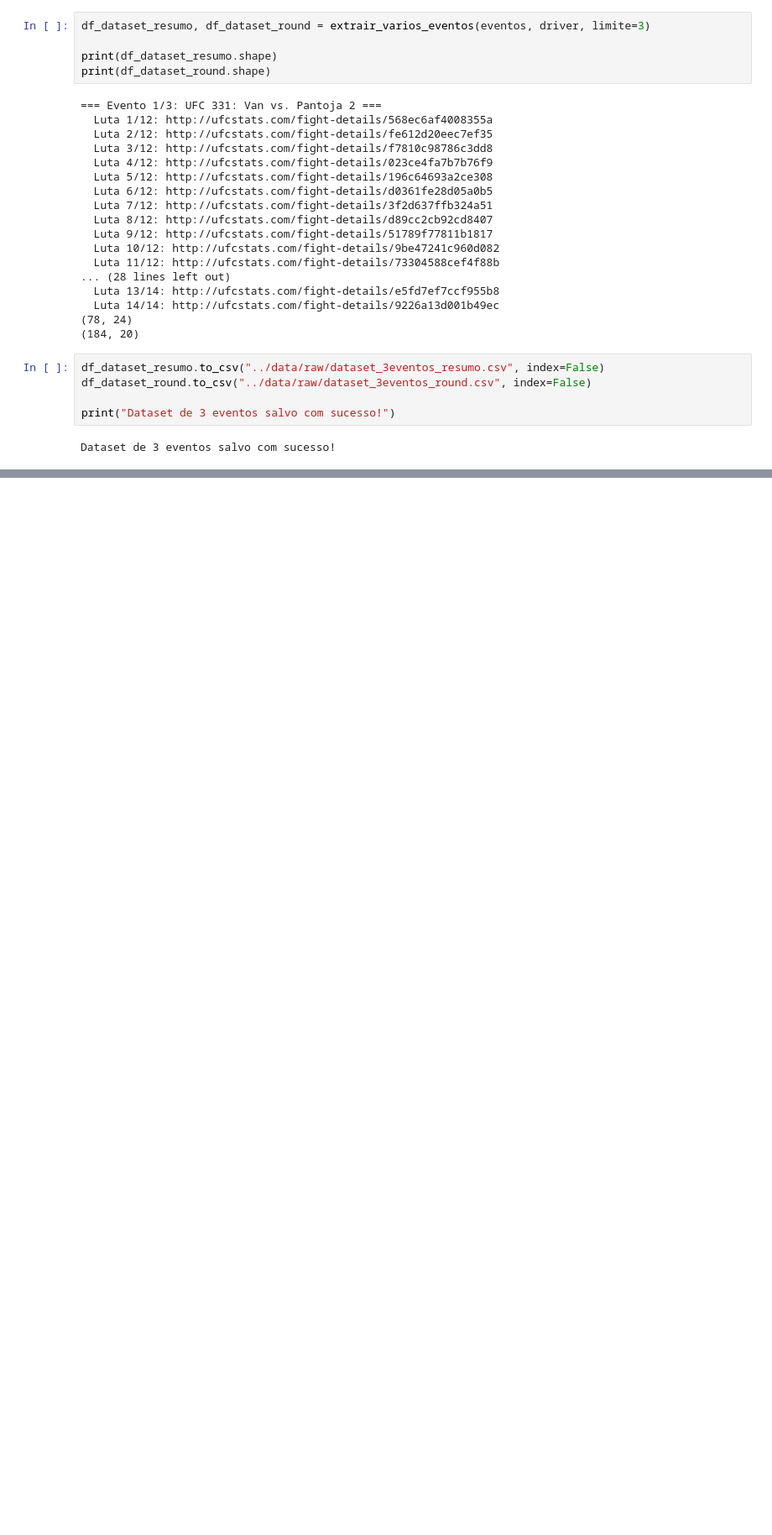
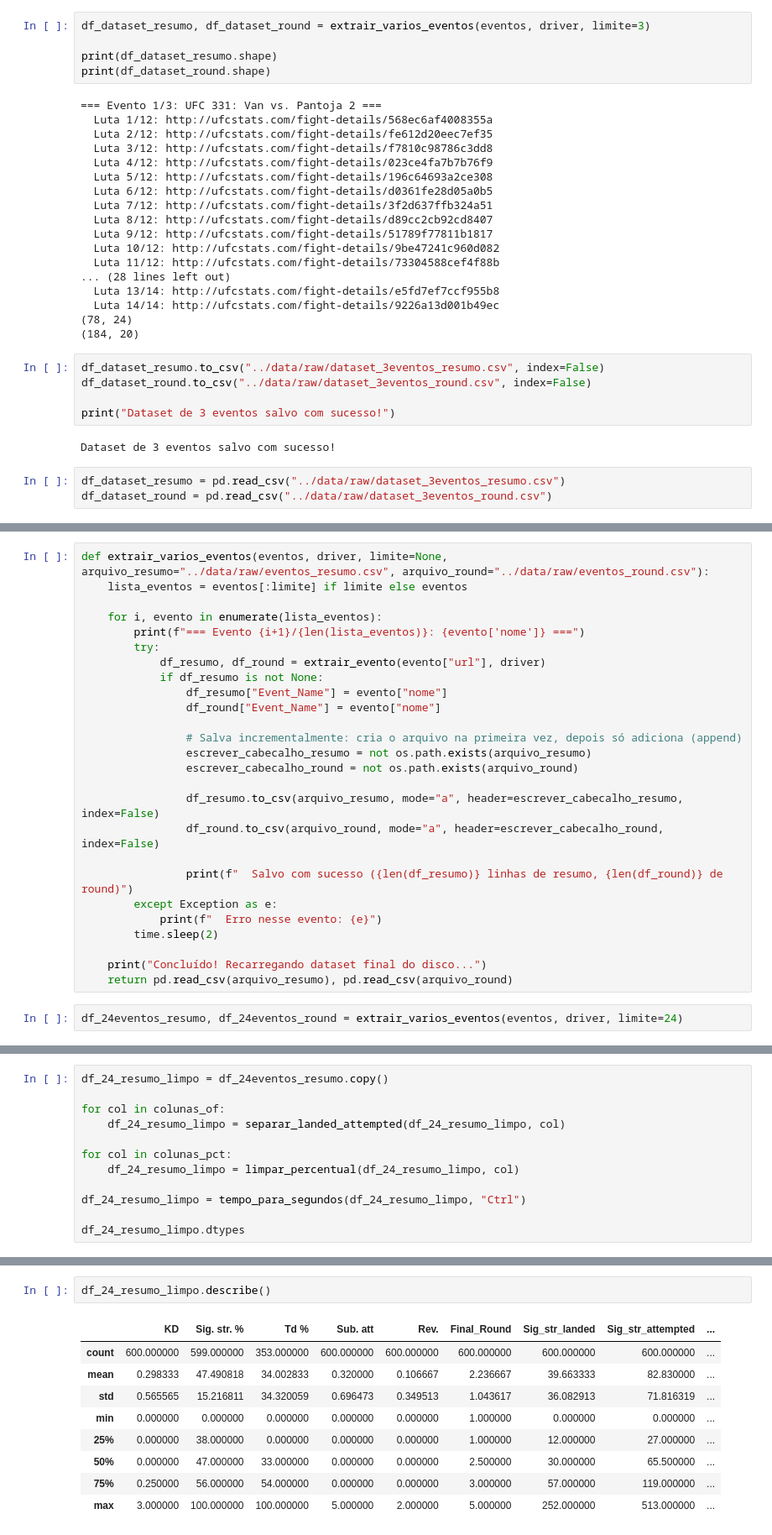
Before and after one commit to khannnn1/ufc-data, a Jupyter notebook: notebooks/01_scrapper_test_luta.ipynb, the cells around one changed output, grey strips where cells are left out. Shown at 84% size. Drawn from its saved outputs; the diff is of its cells as text; blank space fills up the shorter version.

```diff
--- a/notebooks/01_scrapper_test_luta.ipynb
+++ b/notebooks/01_scrapper_test_luta.ipynb
@@ -667,3 +669,6 @@ df_dataset_round.to_csv("../data/raw/dataset_3eventos_round.csv", index=False)
 print("Dataset de 3 eventos salvo com sucesso!")
 # %% [output]
 Dataset de 3 eventos salvo com sucesso!
+# %%
+df_dataset_resumo = pd.read_csv("../data/raw/dataset_3eventos_resumo.csv")
+df_dataset_round = pd.read_csv("../data/raw/dataset_3eventos_round.csv")
@@ -669,0 +873,28 @@ Dataset de 3 eventos salvo com sucesso!
+# %%
+def extrair_varios_eventos(eventos, driver, limite=None, arquivo_resumo="../data/raw/eventos_resumo.csv", arquivo_round="../data/raw/eventos_round.csv"):
+    lista_eventos = eventos[:limite] if limite else eventos
+
+    for i, evento in enumerate(lista_eventos):
+        print(f"=== Evento {i+1}/{len(lista_eventos)}: {evento['nome']} ===")
+        try:
+            df_resumo, df_round = extrair_evento(evento["url"], driver)
+            if df_resumo is not None:
+                df_resumo["Event_Name"] = evento["nome"]
+                df_round["Event_Name"] = evento["nome"]
+
+                # Salva incrementalmente: cria o arquivo na primeira vez, depois só adiciona (append)
+                escrever_cabecalho_resumo = not os.path.exists(arquivo_resumo)
+                escrever_cabecalho_round = not os.path.exists(arquivo_round)
+
+                df_resumo.to_csv(arquivo_resumo, mode="a", header=escrever_cabecalho_resumo, index=False)
+                df_round.to_csv(arquivo_round, mode="a", header=escrever_cabecalho_round, index=False)
+
+                print(f"  Salvo com sucesso ({len(df_resumo)} linhas de resumo, {len(df_round)} de round)")
+        except Exception as e:
+            print(f"  Erro nesse evento: {e}")
+        time.sleep(2)
+
+    print("Concluído! Recarregando dataset final do disco...")
+    return pd.read_csv(arquivo_resumo), pd.read_csv(arquivo_round)
+# %%
+df_24eventos_resumo, df_24eventos_round = extrair_varios_eventos(eventos, driver, limite=24)
@@ -669,0 +927,12 @@ Dataset de 3 eventos salvo com sucesso!
+# %%
+df_24_resumo_limpo = df_24eventos_resumo.copy()
+
+for col in colunas_of:
+    df_24_resumo_limpo = separar_landed_attempted(df_24_resumo_limpo, col)
+
+for col in colunas_pct:
+    df_24_resumo_limpo = limpar_percentual(df_24_resumo_limpo, col)
+
+df_24_resumo_limpo = tempo_para_segundos(df_24_resumo_limpo, "Ctrl")
+
+df_24_resumo_limpo.dtypes
@@ -669,0 +1009,12 @@ Dataset de 3 eventos salvo com sucesso!
+# %%
+df_24_resumo_limpo.describe()
+# %% [output]
+|  | KD | Sig. str. % | Td % | Sub. att | Rev. | Final_Round | Sig_str_landed | Sig_str_attempted | ... |
+| count | 600.000000 | 599.000000 | 353.000000 | 600.000000 | 600.000000 | 600.000000 | 600.000000 | 600.000000 | ... |
+| mean | 0.298333 | 47.490818 | 34.002833 | 0.320000 | 0.106667 | 2.236667 | 39.663333 | 82.830000 | ... |
+| std | 0.565565 | 15.216811 | 34.320059 | 0.696473 | 0.349513 | 1.043617 | 36.082913 | 71.816319 | ... |
+| min | 0.000000 | 0.000000 | 0.000000 | 0.000000 | 0.000000 | 1.000000 | 0.000000 | 0.000000 | ... |
+| 25% | 0.000000 | 38.000000 | 0.000000 | 0.000000 | 0.000000 | 1.000000 | 12.000000 | 27.000000 | ... |
+| 50% | 0.000000 | 47.000000 | 33.000000 | 0.000000 | 0.000000 | 2.500000 | 30.000000 | 65.500000 | ... |
+| 75% | 0.250000 | 56.000000 | 54.000000 | 0.000000 | 0.000000 | 3.000000 | 57.000000 | 119.000000 | ... |
+| max | 3.000000 | 100.000000 | 100.000000 | 5.000000 | 2.000000 | 5.000000 | 252.000000 | 513.000000 | ... |
```
Also changed, not shown: parts of 32 cells of this notebook.
